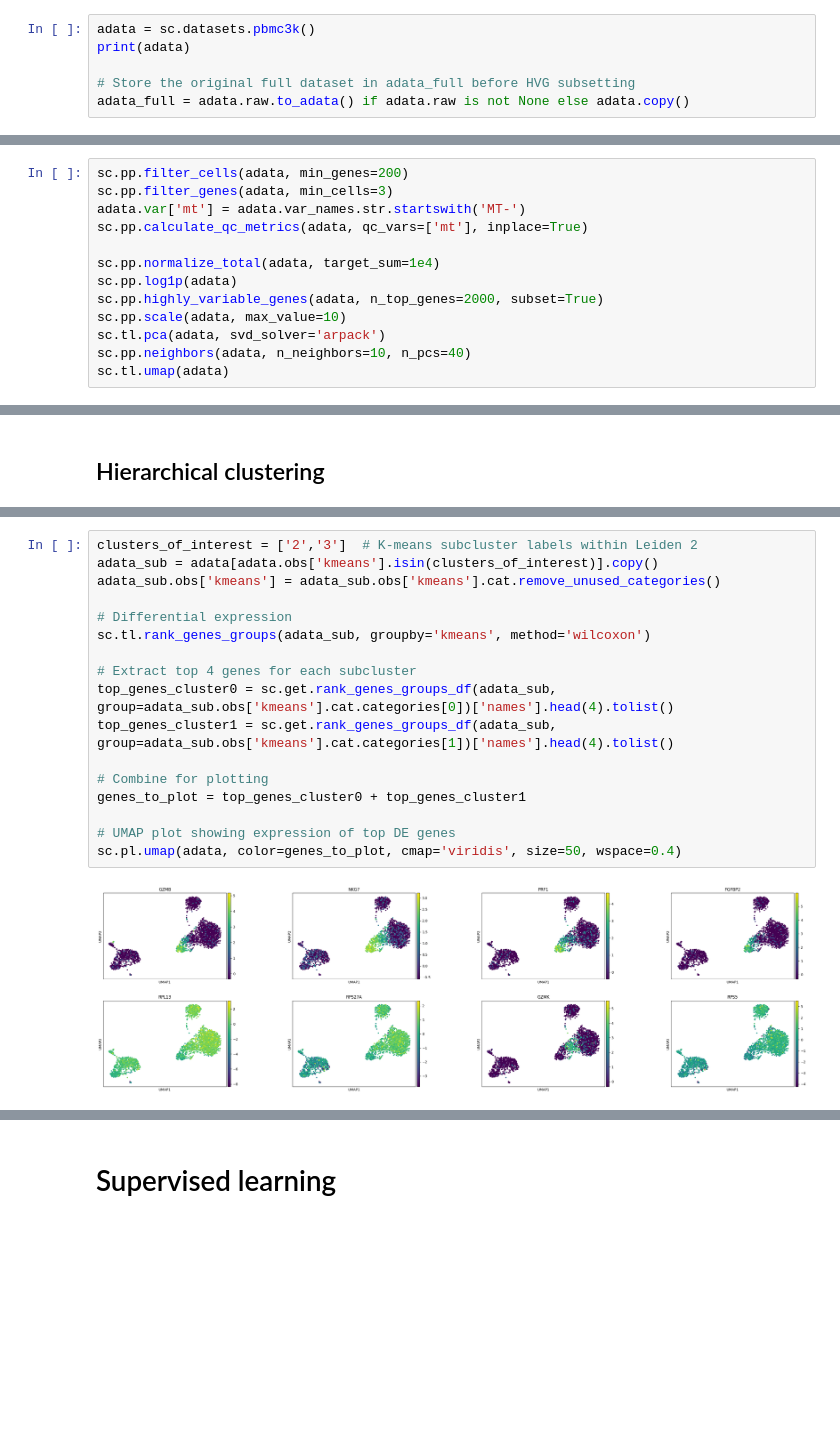
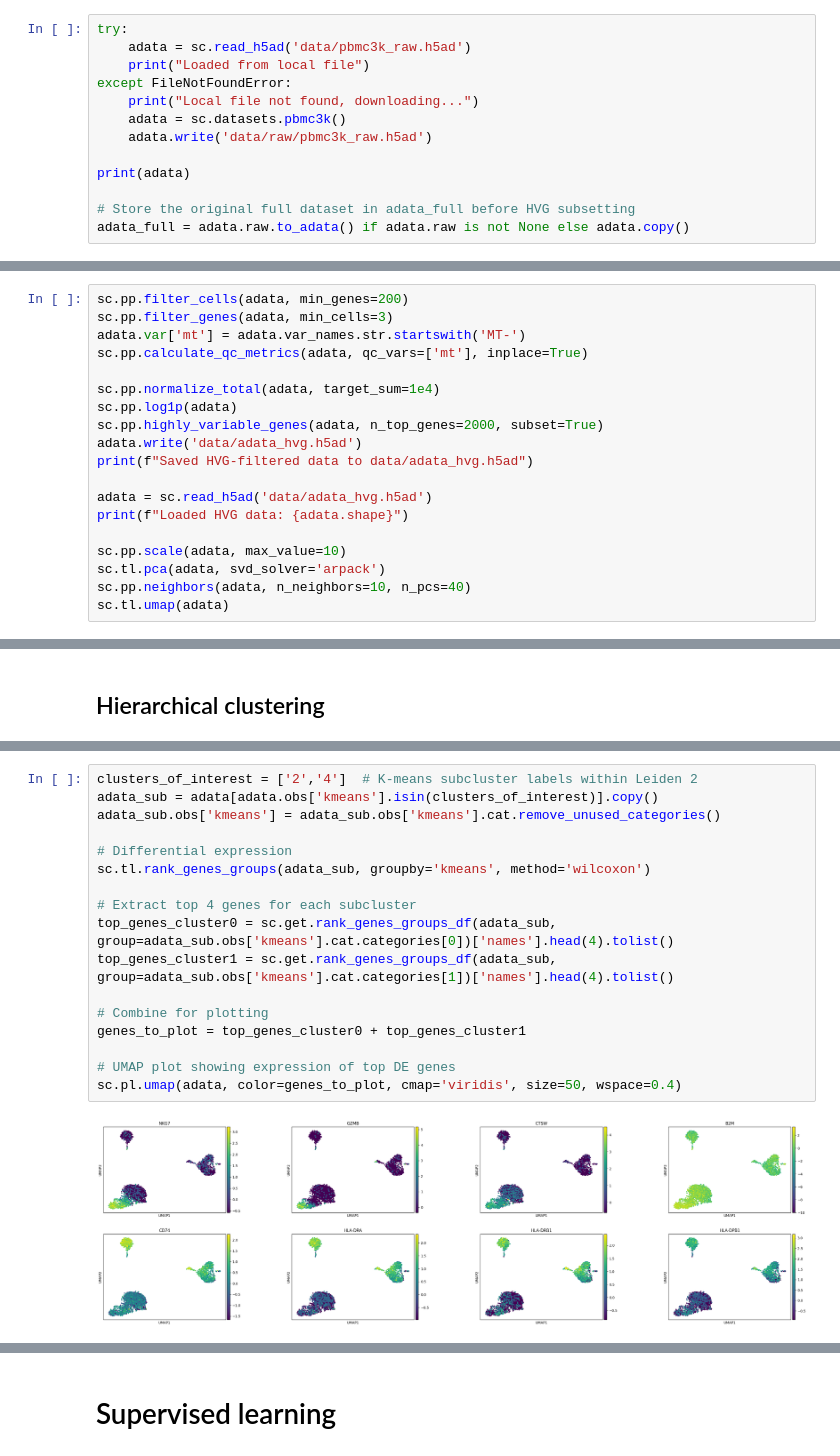
Before and after one commit to sunilnahata/MLB, a Jupyter notebook: Single_Cell_RNASeq.ipynb, the cells around one changed output, grey strips where cells are left out. Cells and saved outputs as stored; diff of their text form; blank space fills up the shorter version.

```diff
--- a/Single_Cell_RNASeq.ipynb
+++ b/Single_Cell_RNASeq.ipynb
@@ -56,7 +69,14 @@ torch.manual_seed(seed)
 # %% [markdown]
 ## Load the dataset
 # %%
-adata = sc.datasets.pbmc3k()
+try:
+    adata = sc.read_h5ad('data/pbmc3k_raw.h5ad')
+    print("Loaded from local file")
+except FileNotFoundError:
+    print("Local file not found, downloading...")
+    adata = sc.datasets.pbmc3k()
+    adata.write('data/raw/pbmc3k_raw.h5ad')
+
 print(adata)
 
 # Store the original full dataset in adata_full before HVG subsetting
@@ -75,6 +96,12 @@ sc.pp.calculate_qc_metrics(adata, qc_vars=['mt'], inplace=True)
 sc.pp.normalize_total(adata, target_sum=1e4)
 sc.pp.log1p(adata)
 sc.pp.highly_variable_genes(adata, n_top_genes=2000, subset=True)
+adata.write('data/adata_hvg.h5ad')
+print(f"Saved HVG-filtered data to data/adata_hvg.h5ad")
+
+adata = sc.read_h5ad('data/adata_hvg.h5ad')
+print(f"Loaded HVG data: {adata.shape}")
+
 sc.pp.scale(adata, max_value=10)
 sc.tl.pca(adata, svd_solver='arpack')
 sc.pp.neighbors(adata, n_neighbors=10, n_pcs=40)
@@ -202,22 +232,22 @@ Homogeneity: 0.886
 # %%
-clusters_of_interest = ['2','3']  # K-means subcluster labels within Leiden 2
+clusters_of_interest = ['2','4']  # K-means subcluster labels within Leiden 2
 adata_sub = adata[adata.obs['kmeans'].isin(clusters_of_interest)].copy()
 adata_sub.obs['kmeans'] = adata_sub.obs['kmeans'].cat.remove_unused_categories()
 
 # Differential expression
 sc.tl.rank_genes_groups(adata_sub, groupby='kmeans', method='wilcoxon')
 
 # Extract top 4 genes for each subcluster
 top_genes_cluster0 = sc.get.rank_genes_groups_df(adata_sub, group=adata_sub.obs['kmeans'].cat.categories[0])['names'].head(4).tolist()
 top_genes_cluster1 = sc.get.rank_genes_groups_df(adata_sub, group=adata_sub.obs['kmeans'].cat.categories[1])['names'].head(4).tolist()
 
 # Combine for plotting
 genes_to_plot = top_genes_cluster0 + top_genes_cluster1
 
 # UMAP plot showing expression of top DE genes
 sc.pl.umap(adata, color=genes_to_plot, cmap='viridis', size=50, wspace=0.4)
 # %% [output]
-[figure, old version]
+[figure, new version]
 # %%
 sc.pl.dotplot(adata, var_names=genes_to_plot, groupby='leiden', standard_scale='var', dot_max=0.7)
 # %% [output]
```
Also changed, not shown: parts of 24 cells of this notebook, 9 other files.
